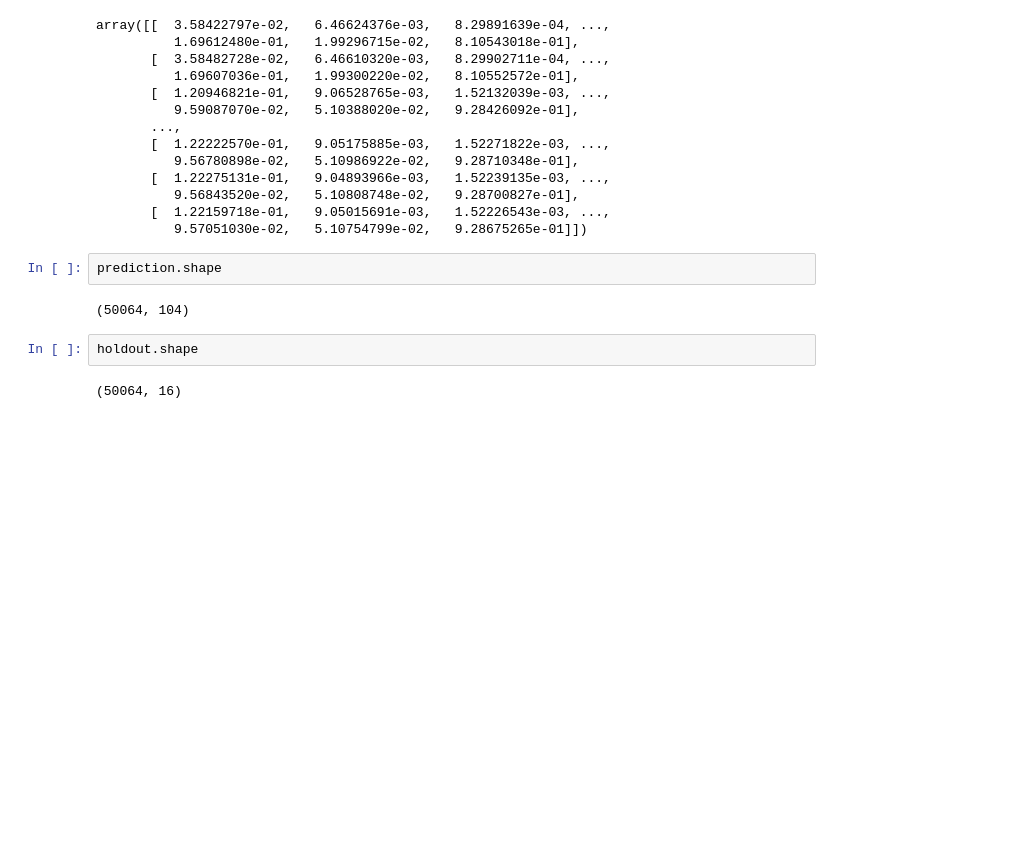
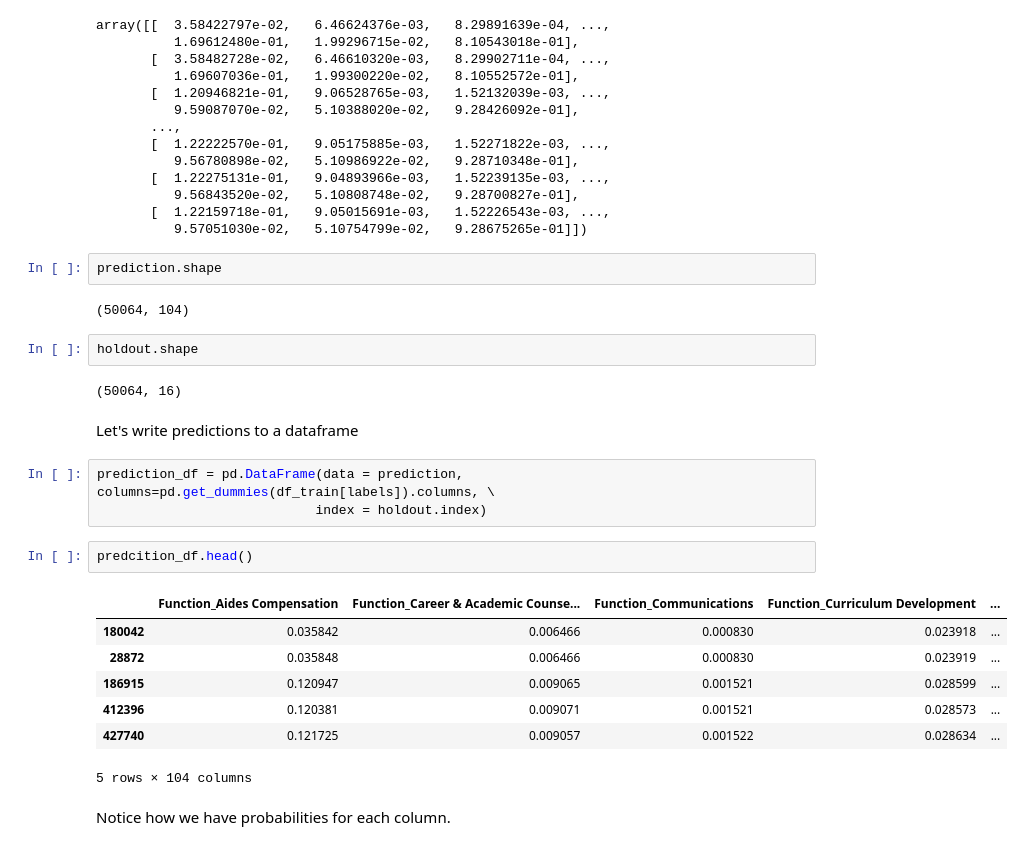
Before and after one commit to awoziji/SchoolBudgetData, a Jupyter notebook: SchoolBudgetData.ipynb, the cells around one changed output. Drawn from its saved outputs; the diff is of its cells as text; blank space fills up the shorter version.

```diff
--- a/SchoolBudgetData.ipynb
+++ b/SchoolBudgetData.ipynb
@@ -432,3 +433,20 @@ prediction.shape
 holdout.shape
 # %% [output]
 (50064, 16)
+# %% [markdown]
+Let's write predictions to a dataframe
+# %%
+prediction_df = pd.DataFrame(data = prediction, columns=pd.get_dummies(df_train[labels]).columns, \
+                            index = holdout.index)
+# %%
+predcition_df.head()
+# %% [output]
+|  | Function_Aides Compensation | Function_Career & Academic Counse... | Function_Communications | Function_Curriculum Development | ... |
+| 180042 | 0.035842 | 0.006466 | 0.000830 | 0.023918 | ... |
+| 28872 | 0.035848 | 0.006466 | 0.000830 | 0.023919 | ... |
+| 186915 | 0.120947 | 0.009065 | 0.001521 | 0.028599 | ... |
+| 412396 | 0.120381 | 0.009071 | 0.001521 | 0.028573 | ... |
+| 427740 | 0.121725 | 0.009057 | 0.001522 | 0.028634 | ... |
+5 rows × 104 columns
+# %% [markdown]
+Notice how we have probabilities for each column.
```
Also changed, not shown: parts of 11 cells of this notebook.
